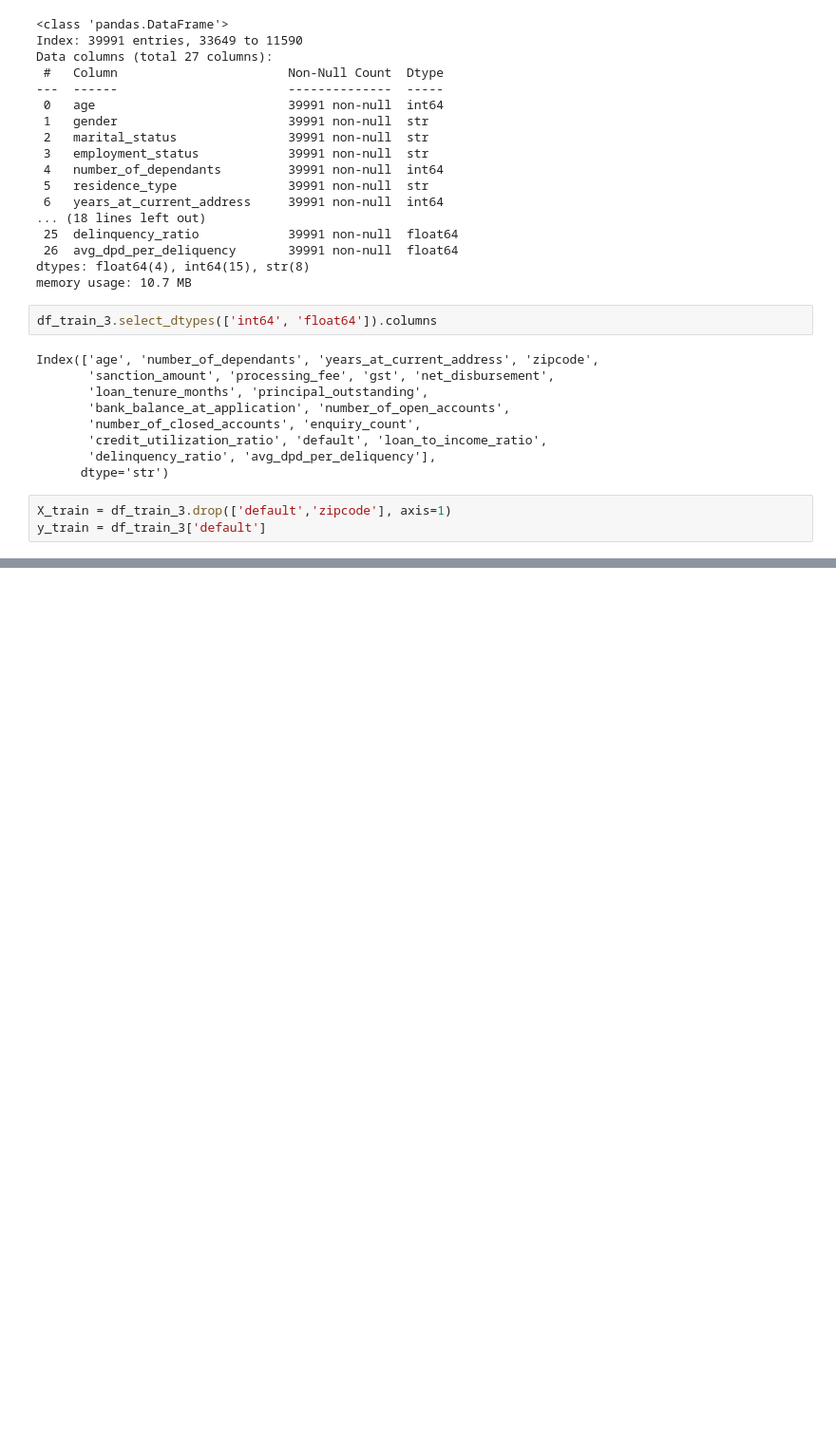
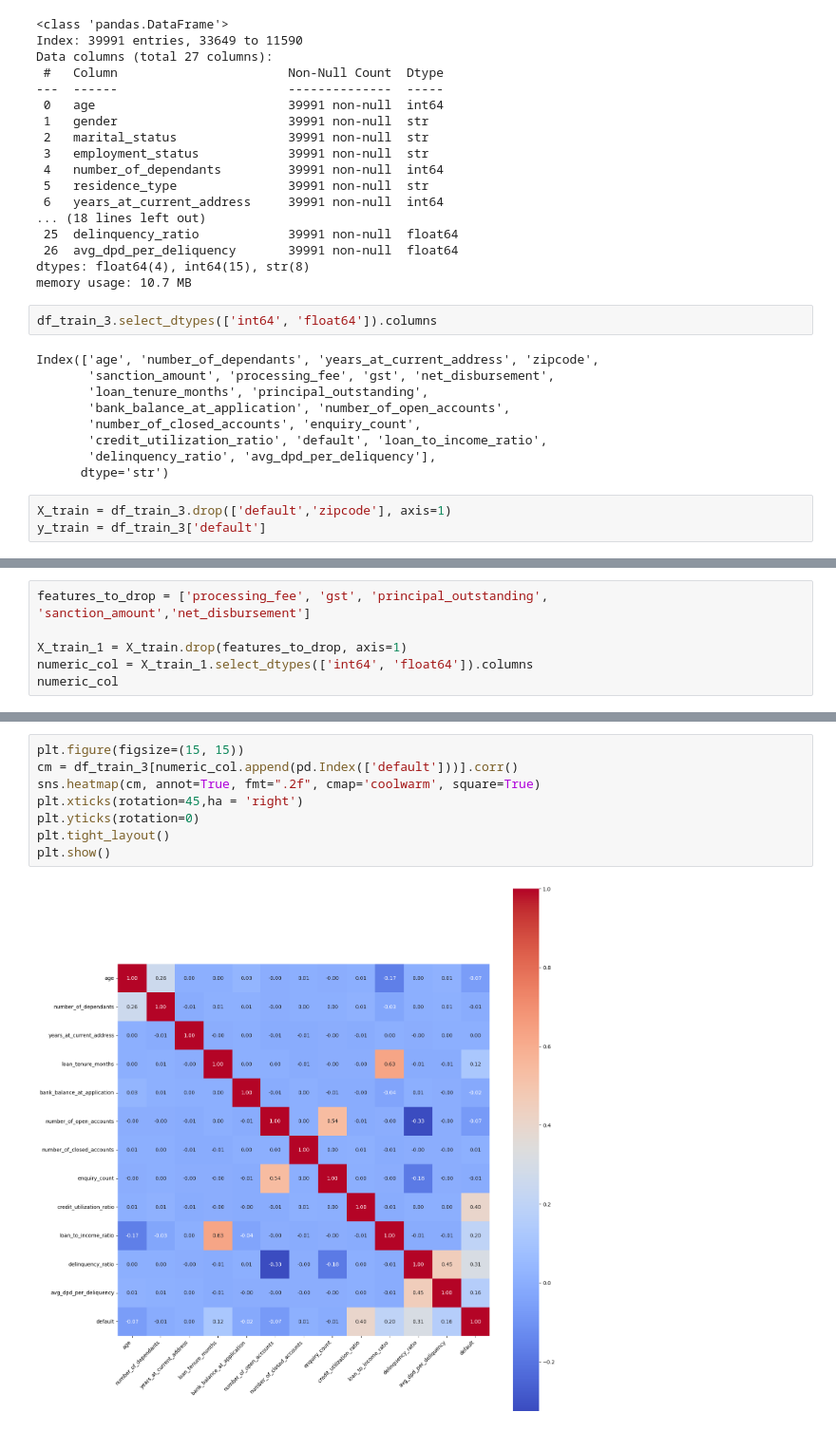
Before and after one commit to ittihadur/ML-Classification-Project, a Jupyter notebook: credit_risk_model.ipynb, the cells around one changed output, grey strips where cells are left out. Shown at 95% size. Drawn from its saved outputs; the diff is of its cells as text; blank space fills up the shorter version.

Commit message:
Feature engineering done for numeric colums

```diff
--- a/credit_risk_model.ipynb
+++ b/credit_risk_model.ipynb
@@ -572,0 +608,6 @@ X_test.describe()
+# %%
+features_to_drop = ['processing_fee', 'gst', 'principal_outstanding', 'sanction_amount','net_disbursement']
+
+X_train_1 = X_train.drop(features_to_drop, axis=1)
+numeric_col = X_train_1.select_dtypes(['int64', 'float64']).columns
+numeric_col
@@ -572,0 +650,10 @@ X_test.describe()
+# %%
+plt.figure(figsize=(15, 15))
+cm = df_train_3[numeric_col.append(pd.Index(['default']))].corr()
+sns.heatmap(cm, annot=True, fmt=".2f", cmap='coolwarm', square=True)
+plt.xticks(rotation=45,ha = 'right')
+plt.yticks(rotation=0)
+plt.tight_layout()
+plt.show()
+# %% [output]
+[figure, added]
```
Also changed, not shown: parts of 6 cells of this notebook.
